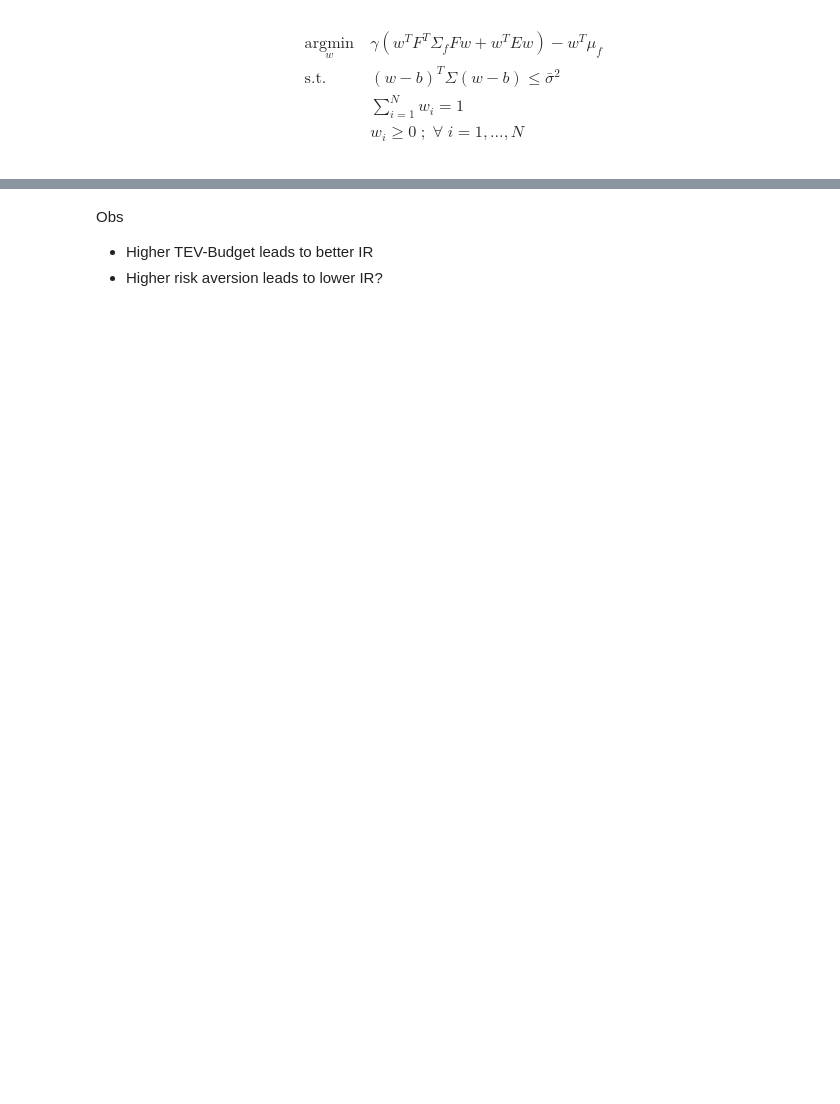
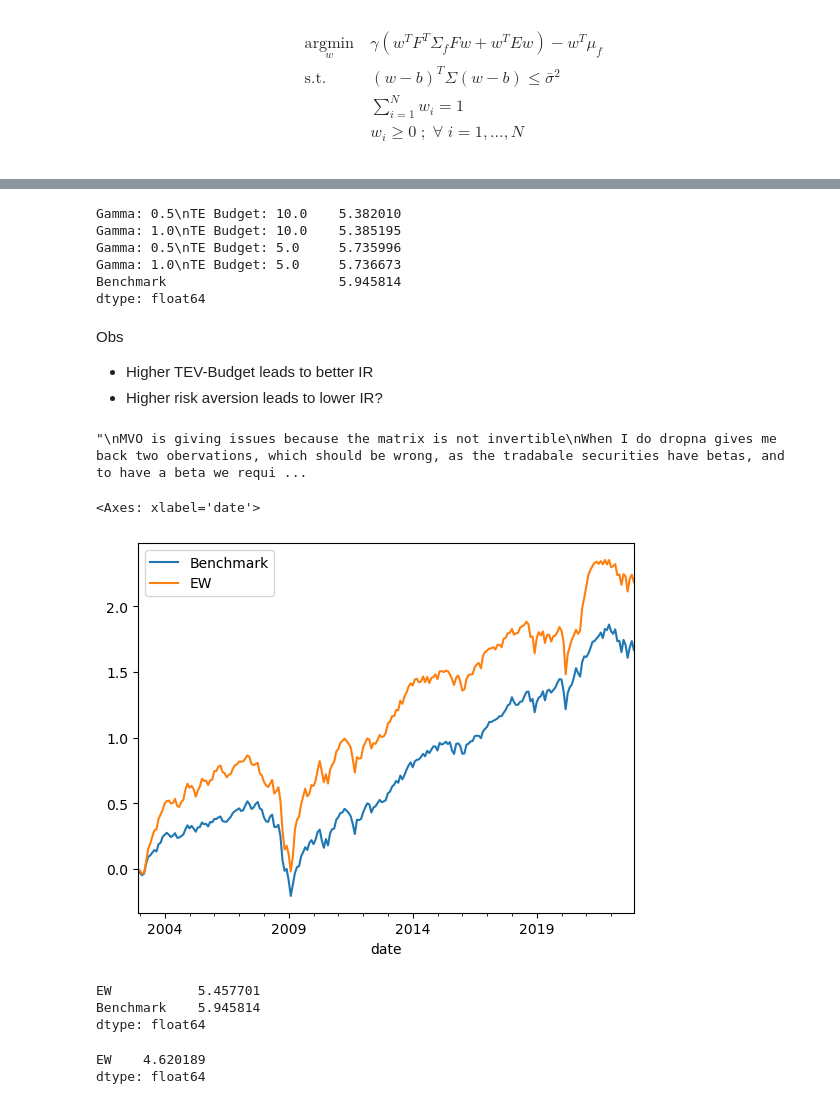
Before and after one commit to fcoibanez/regimeaware, a Jupyter notebook: notebooks/empirical.ipynb, the cells around one changed output, grey strips where cells are left out. Cells and saved outputs as stored; diff of their text form; code cells hidden in the pictures; blank space fills up the shorter version.

```diff
--- a/notebooks/empirical.ipynb
+++ b/notebooks/empirical.ipynb
@@ -123,5 +115,56 @@ Gamma: 1.0\nTE Budge: 10.0    1.975433
 dtype: float64
+# %%
+df.mean().div(df.std()).mul(np.sqrt(12)).sort_values()
+# %% [output]
+Gamma: 0.5\nTE Budget: 10.0    5.382010
+Gamma: 1.0\nTE Budget: 10.0    5.385195
+Gamma: 0.5\nTE Budget: 5.0     5.735996
+Gamma: 1.0\nTE Budget: 5.0     5.736673
+Benchmark                      5.945814
+dtype: float64
 # %% [markdown]
 Obs
 - Higher TEV-Budget leads to better IR
 - Higher risk aversion leads to lower IR?
+# %%
+"""
+MVO is giving issues because the matrix is not invertible
+When I do dropna gives me back two obervations, which should be wrong, as the tradabale securities have betas, and to have a beta we require 10 years of obervations (120 obs)
+For this reason, I'd expect each stock to have the last 120 obs valid
+
+Confirmed, the matrix is not invertible and that was causing the issues while optimizing
+
+Two benchmarks:
+1. EW
+2. Historical beta estimation
+"""
+# %% [output]
+"\nMVO is giving issues because the matrix is not invertible\nWhen I do dropna gives me back two obervations, which should be wrong, as the tradabale securities have betas, and to have a beta we requi ...
+# %%
+collect_ew = {}
+
+for dt in tqdm(rebalance_dts):
+    # Data handling
+    sec_ids = ref_wts.xs(dt).index # This has to be changes to a cached 'is_tradable' flag
+    collect_ew[dt] = pd.Series(1 / len(sec_ids), index=sec_ids)
+# %%
+wts = pd.DataFrame.from_dict(collect_ew, orient='index').fillna(0)
+bt = wts.shift(1).mul(rt).dropna(how='all').sum(axis=1)
+# %%
+df = bm.to_frame(name='Benchmark').join(bt.rename('EW').add(1).cumprod())
+df.apply(np.log).plot()
+# %% [output]
+<Axes: xlabel='date'>
+[figure, added]
+# %%
+df.mean().div(df.std()).mul(np.sqrt(12)).sort_values()
+# %% [output]
+EW           5.457701
+Benchmark    5.945814
+dtype: float64
+# %%
+tracking = df.sub(df['Benchmark'], axis=0).drop('Benchmark', axis=1)
+tracking.mean().div(tracking.std()).mul(np.sqrt(12)).sort_values()
+# %% [output]
+EW    4.620189
+dtype: float64
```
Also changed, not shown: parts of 12 cells of this notebook, 1 other file.
